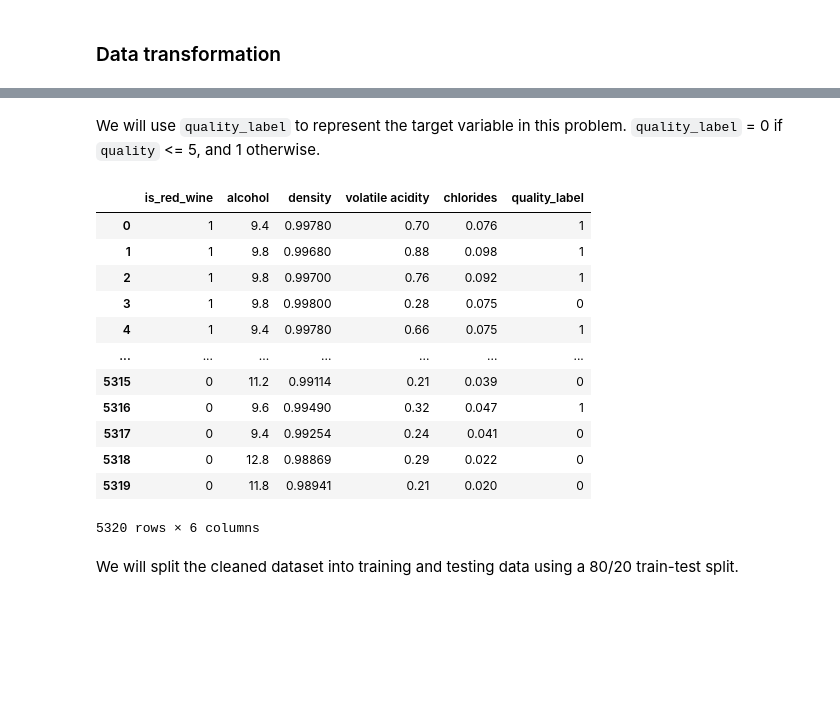
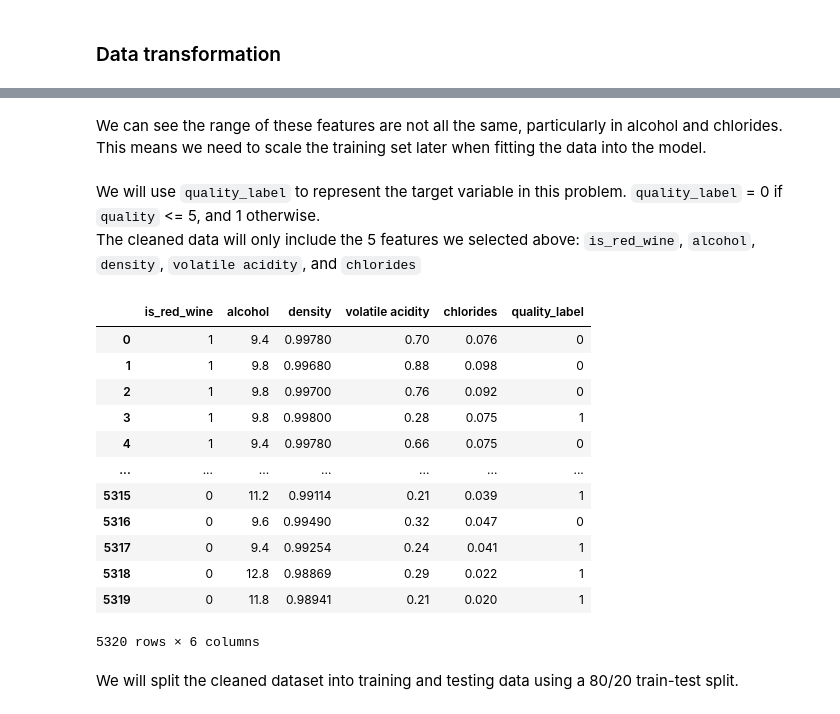
Before and after one commit to heibylau/wine-quality-classification, a Jupyter notebook: src/data-preprocessing.ipynb, the cells around one changed output, grey strips where cells are left out. Cells and saved outputs as stored; diff of their text form; code cells hidden in the pictures; blank space fills up the shorter version.

```diff
--- a/src/data-preprocessing.ipynb
+++ b/src/data-preprocessing.ipynb
@@ -142,4 +174,7 @@ While there is an imbalance between the two categories, it is relatively mild an
 # %% [markdown]
 ### Feature selection
+# %%
+wine["quality_label"] = wine["quality"].apply(lambda x: 0 if x <= 5 else 1)
+wine = wine.drop(columns="quality")
 # %%
 correlation_matrix = wine.corr()
@@ -173,22 +229,24 @@ The features that have the highest correlation with `quality` are `alcohol`(0.47
+# %% [markdown]
+We can see the range of these features are not all the same, particularly in alcohol and chlorides. This means we need to scale the training set later when fitting the data into the model.
 # %% [markdown]
 We will use `quality_label` to represent the target variable in this problem. `quality_label` = 0 if `quality` <= 5, and 1 otherwise.
+The cleaned data will only include the 5 features we selected above: `is_red_wine`, `alcohol`, `density`, `volatile acidity`, and `chlorides`
 # %%
-wine["quality_label"] = wine["quality"].apply(lambda x: 1 if x <= 5 else 0)
 wine_cleaned = wine[["is_red_wine", "alcohol", "density", "volatile acidity", "chlorides", "quality_label"]]
 wine_cleaned
 # %% [output]
 |  | is_red_wine | alcohol | density | volatile acidity | chlorides | quality_label |
-| 0 | 1 | 9.4 | 0.99780 | 0.70 | 0.076 | 1 |
-| 1 | 1 | 9.8 | 0.99680 | 0.88 | 0.098 | 1 |
-| 2 | 1 | 9.8 | 0.99700 | 0.76 | 0.092 | 1 |
-| 3 | 1 | 9.8 | 0.99800 | 0.28 | 0.075 | 0 |
-| 4 | 1 | 9.4 | 0.99780 | 0.66 | 0.075 | 1 |
+| 0 | 1 | 9.4 | 0.99780 | 0.70 | 0.076 | 0 |
+| 1 | 1 | 9.8 | 0.99680 | 0.88 | 0.098 | 0 |
+| 2 | 1 | 9.8 | 0.99700 | 0.76 | 0.092 | 0 |
+| 3 | 1 | 9.8 | 0.99800 | 0.28 | 0.075 | 1 |
+| 4 | 1 | 9.4 | 0.99780 | 0.66 | 0.075 | 0 |
 | ... | ... | ... | ... | ... | ... | ... |
-| 5315 | 0 | 11.2 | 0.99114 | 0.21 | 0.039 | 0 |
-| 5316 | 0 | 9.6 | 0.99490 | 0.32 | 0.047 | 1 |
-| 5317 | 0 | 9.4 | 0.99254 | 0.24 | 0.041 | 0 |
-| 5318 | 0 | 12.8 | 0.98869 | 0.29 | 0.022 | 0 |
-| 5319 | 0 | 11.8 | 0.98941 | 0.21 | 0.020 | 0 |
+| 5315 | 0 | 11.2 | 0.99114 | 0.21 | 0.039 | 1 |
+| 5316 | 0 | 9.6 | 0.99490 | 0.32 | 0.047 | 0 |
+| 5317 | 0 | 9.4 | 0.99254 | 0.24 | 0.041 | 1 |
+| 5318 | 0 | 12.8 | 0.98869 | 0.29 | 0.022 | 1 |
+| 5319 | 0 | 11.8 | 0.98941 | 0.21 | 0.020 | 1 |
 5320 rows × 6 columns
 # %%
 wine_cleaned.to_csv("../data/cleaned/winequality_cleaned.csv", index=False)
```
Also changed, not shown: parts of 12 cells of this notebook, 9 other files.
